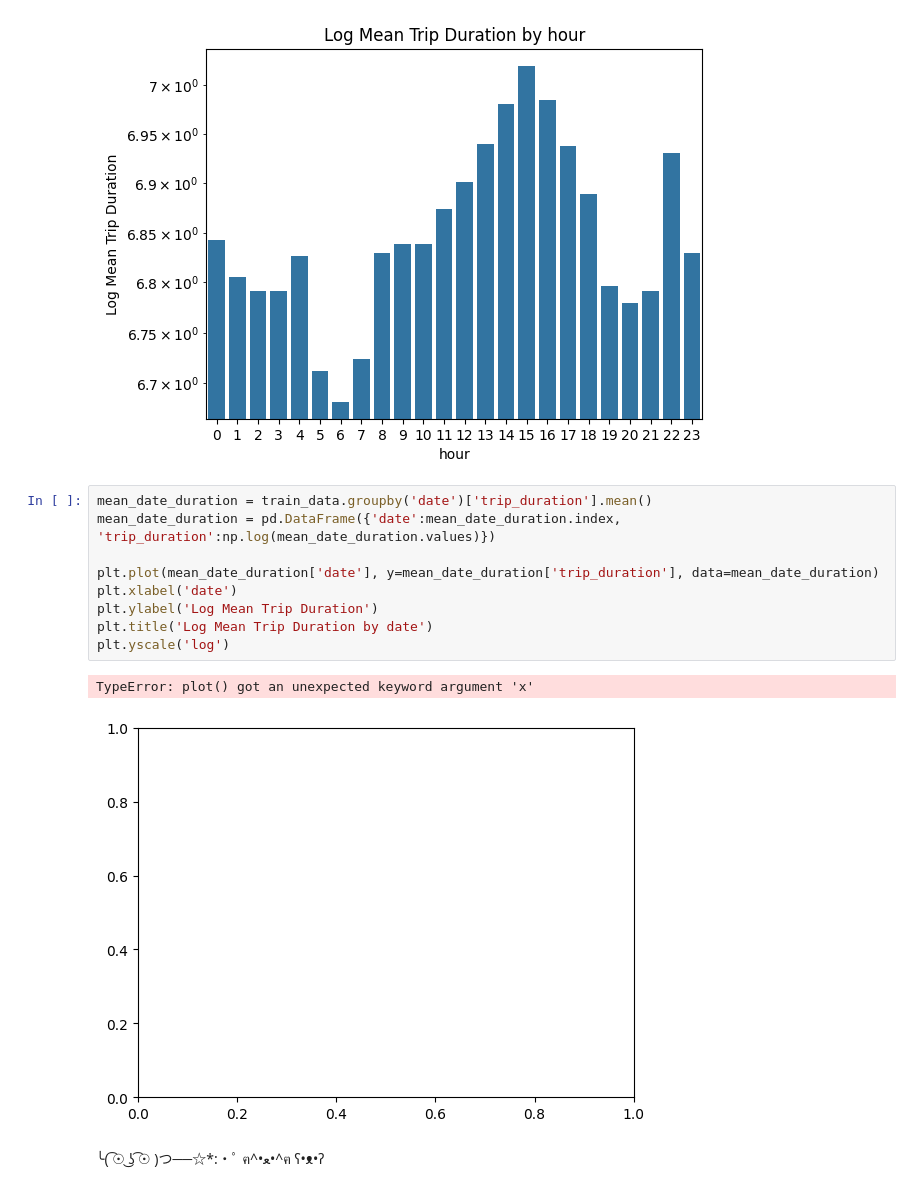
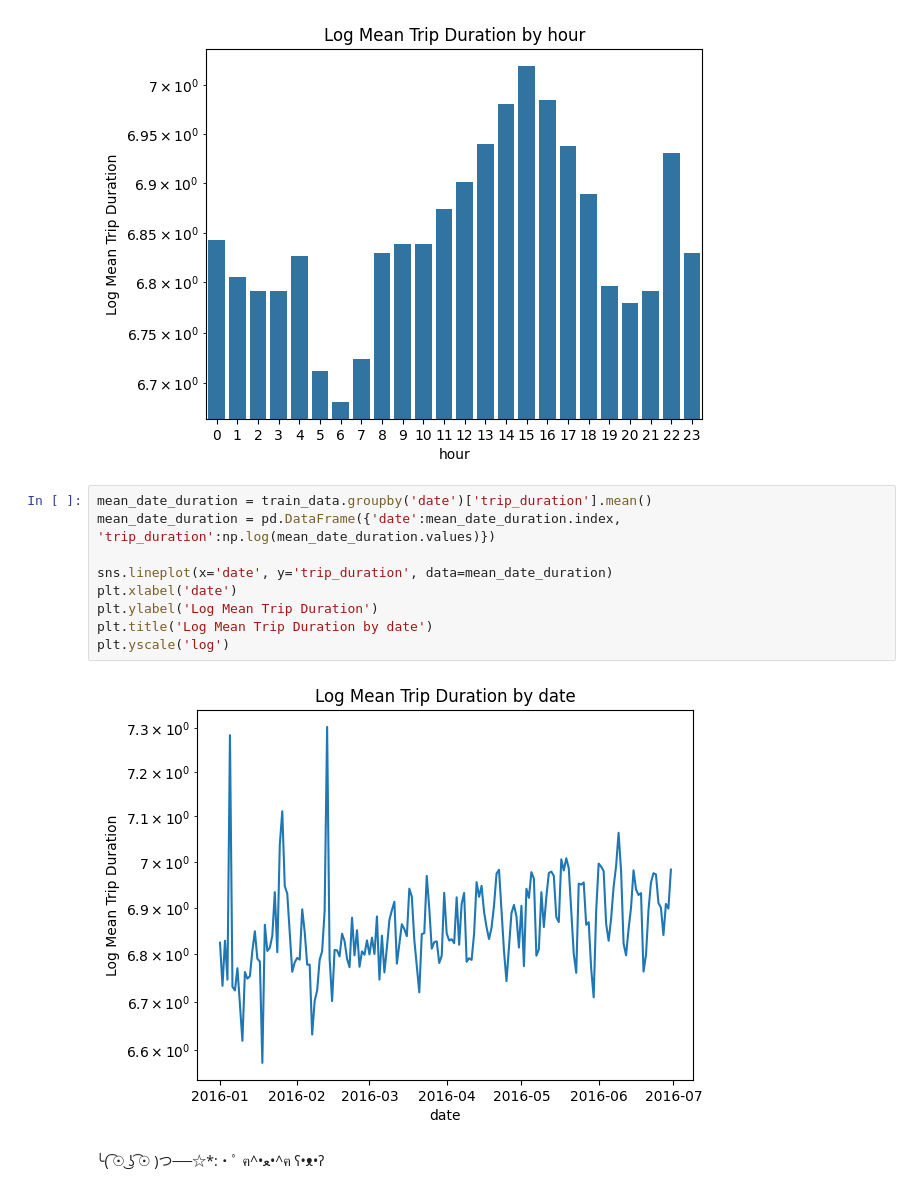
Before and after one commit to diwwae/MatModSchool, a Jupyter notebook: Мат_мод_Учебный_кейс_ipynb.ipynb, the cells around one changed output. Saved outputs shown, nothing was run; the diff lists cells and outputs as text.

```diff
--- a/Мат_мод_Учебный_кейс_ipynb.ipynb
+++ b/Мат_мод_Учебный_кейс_ipynb.ipynb
@@ -250,15 +262,14 @@ plt.yscale('log')
 # %%
 mean_date_duration = train_data.groupby('date')['trip_duration'].mean()
 mean_date_duration = pd.DataFrame({'date':mean_date_duration.index, 'trip_duration':np.log(mean_date_duration.values)})
 
-plt.plot(mean_date_duration['date'], y=mean_date_duration['trip_duration'], data=mean_date_duration)
+sns.lineplot(x='date', y='trip_duration', data=mean_date_duration)
 plt.xlabel('date')
 plt.ylabel('Log Mean Trip Duration')
 plt.title('Log Mean Trip Duration by date')
 plt.yscale('log')
 # %% [output]
-TypeError: plot() got an unexpected keyword argument 'x'
-[figure, old version]
+[figure, new version]
 # %% [markdown]
 ╰( ͡☉ ͜ʖ ͡☉ )つ──☆*:・ﾟ   ฅ^•ﻌ•^ฅ   ʕ•ᴥ•ʔ
 # %% [markdown]
```
Also changed, not shown: parts of 5 cells of this notebook, 2 other files.
